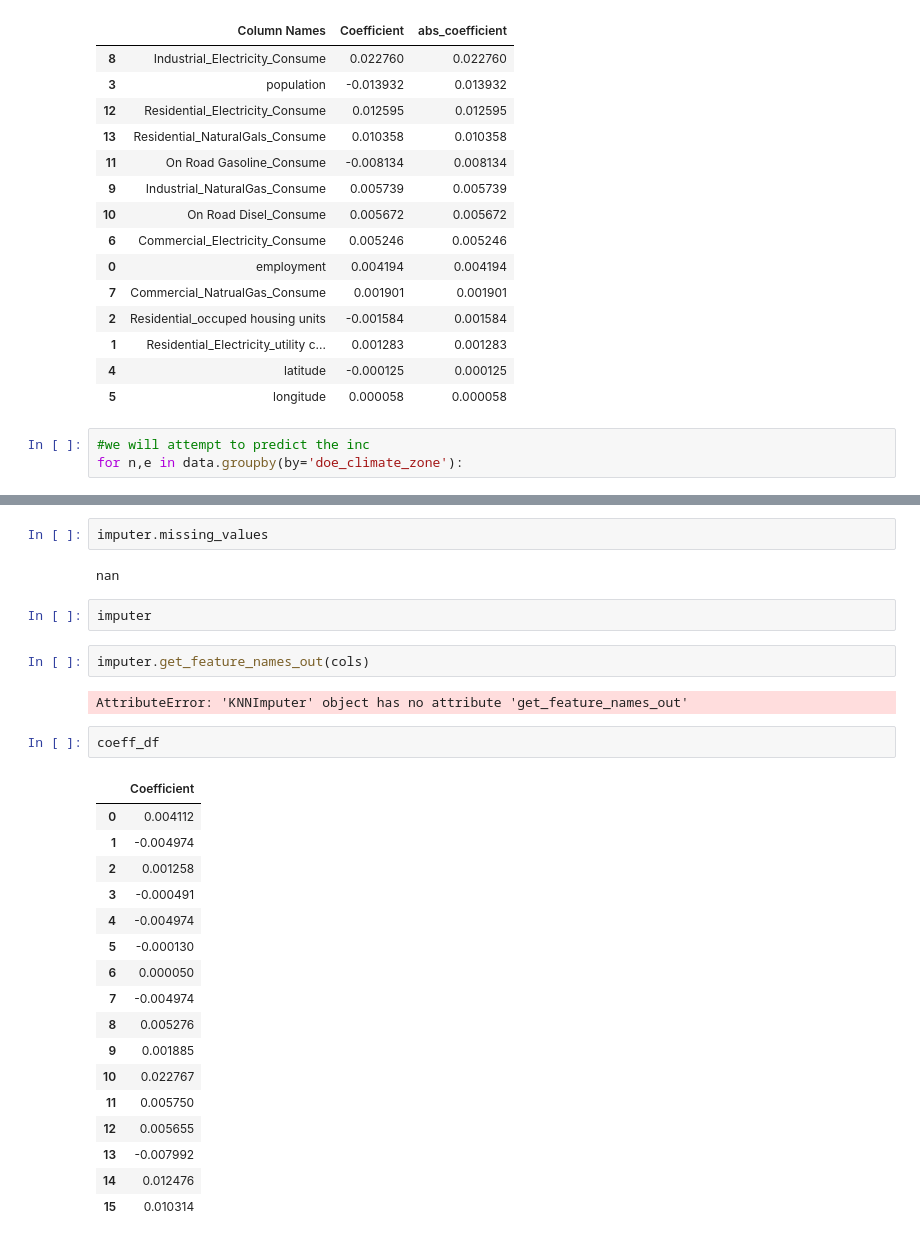
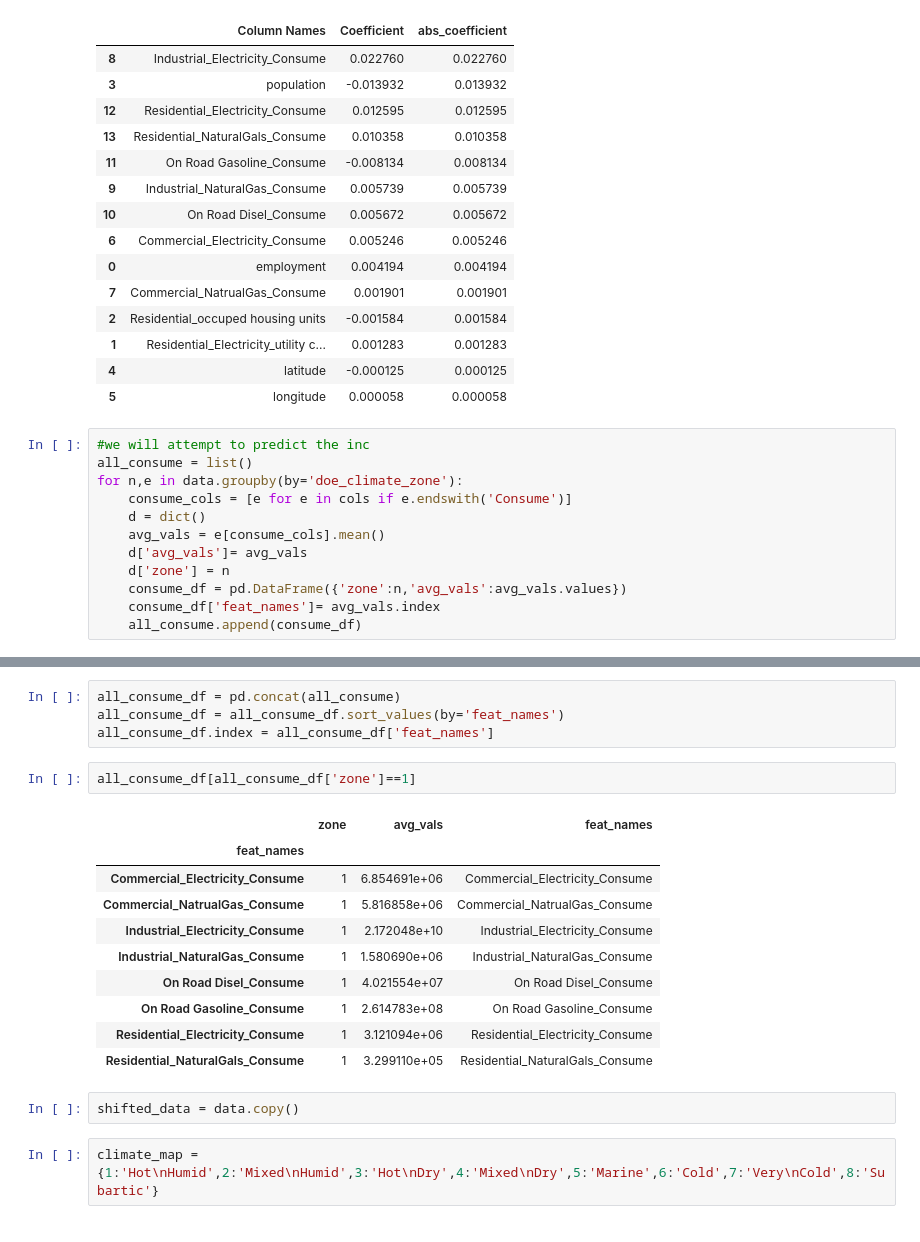
Before and after one commit to ramon349/DSE598_HW, a Jupyter notebook: step4_train_model_with_heat_shift.ipynb, the cells around one changed output, grey strips where cells are left out. Cells and saved outputs as stored; diff of their text form.

Commit message:
shift model has been updated

```diff
--- a/step4_train_model_with_heat_shift.ipynb
+++ b/step4_train_model_with_heat_shift.ipynb
@@ -300,4 +300,13 @@ coeff_df.sort_values(by='abs_coefficient',ascending=False)
 | 5 | longitude | 0.000058 | 0.000058 |
 # %%
 #we will attempt to predict the inc
+all_consume = list()
 for n,e in data.groupby(by='doe_climate_zone'):
+    consume_cols = [e for e in cols if e.endswith('Consume')]
+    d = dict()
+    avg_vals = e[consume_cols].mean()
+    d['avg_vals']= avg_vals
+    d['zone'] = n
+    consume_df = pd.DataFrame({'zone':n,'avg_vals':avg_vals.values})
+    consume_df['feat_names']= avg_vals.index
+    all_consume.append(consume_df)
@@ -326,30 +313,21 @@ imputer.get_params()
-# %%
-imputer.missing_values
-# %% [output]
-nan
-# %%
-imputer
-# %%
-imputer.get_feature_names_out(cols)
-# %% [output]
-AttributeError: 'KNNImputer' object has no attribute 'get_feature_names_out'
-# %%
-coeff_df
-# %% [output]
-|  | Coefficient |
-| 0 | 0.004112 |
-| 1 | -0.004974 |
-| 2 | 0.001258 |
-| 3 | -0.000491 |
-| 4 | -0.004974 |
-| 5 | -0.000130 |
-| 6 | 0.000050 |
-| 7 | -0.004974 |
-| 8 | 0.005276 |
-| 9 | 0.001885 |
-| 10 | 0.022767 |
-| 11 | 0.005750 |
-| 12 | 0.005655 |
-| 13 | -0.007992 |
-| 14 | 0.012476 |
-| 15 | 0.010314 |
+# %%
+all_consume_df = pd.concat(all_consume)
+all_consume_df = all_consume_df.sort_values(by='feat_names')
+all_consume_df.index = all_consume_df['feat_names']
+# %%
+all_consume_df[all_consume_df['zone']==1]
+# %% [output]
+|  | zone | avg_vals | feat_names |
+| feat_names |  |  |  |
+| Commercial_Electricity_Consume | 1 | 6.854691e+06 | Commercial_Electricity_Consume |
+| Commercial_NatrualGas_Consume | 1 | 5.816858e+06 | Commercial_NatrualGas_Consume |
+| Industrial_Electricity_Consume | 1 | 2.172048e+10 | Industrial_Electricity_Consume |
+| Industrial_NaturalGas_Consume | 1 | 1.580690e+06 | Industrial_NaturalGas_Consume |
+| On Road Disel_Consume | 1 | 4.021554e+07 | On Road Disel_Consume |
+| On Road Gasoline_Consume | 1 | 2.614783e+08 | On Road Gasoline_Consume |
+| Residential_Electricity_Consume | 1 | 3.121094e+06 | Residential_Electricity_Consume |
+| Residential_NaturalGals_Consume | 1 | 3.299110e+05 | Residential_NaturalGals_Consume |
+# %%
+shifted_data = data.copy()
+# %%
+climate_map = {1:'Hot\nHumid',2:'Mixed\nHumid',3:'Hot\nDry',4:'Mixed\nDry',5:'Marine',6:'Cold',7:'Very\nCold',8:'Subartic'}
```
Also changed, not shown: parts of 8 cells of this notebook.
